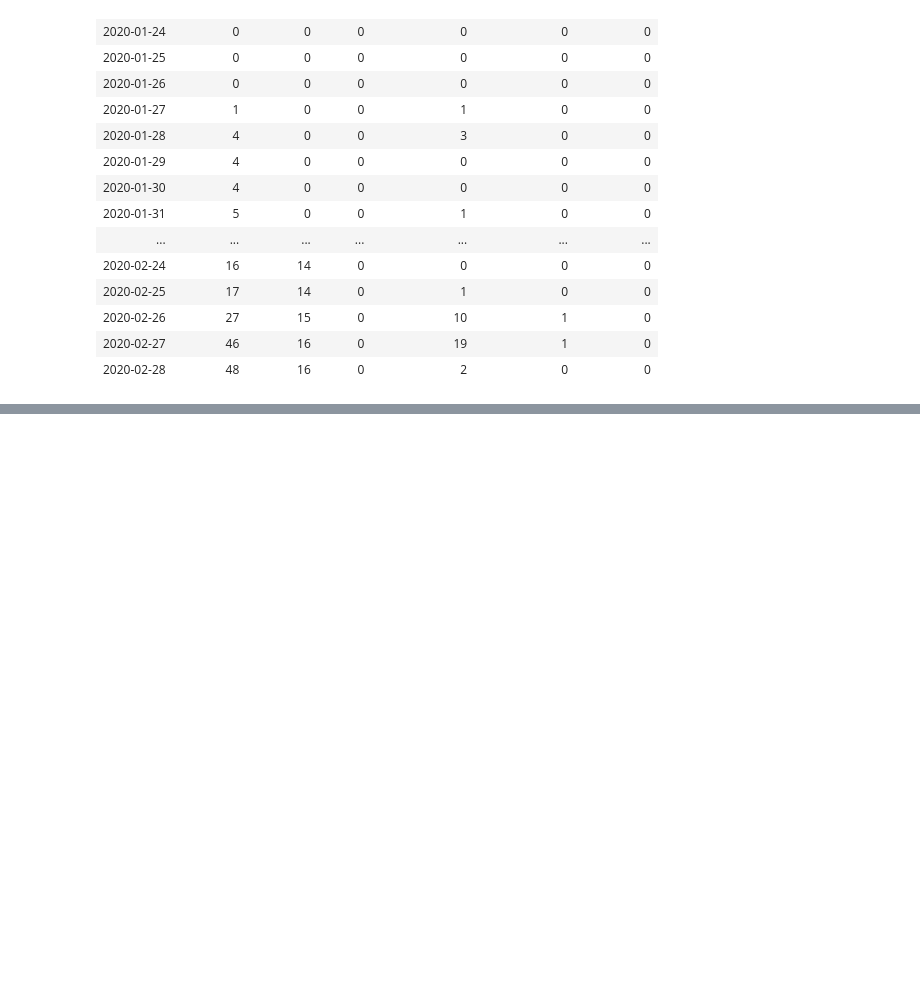
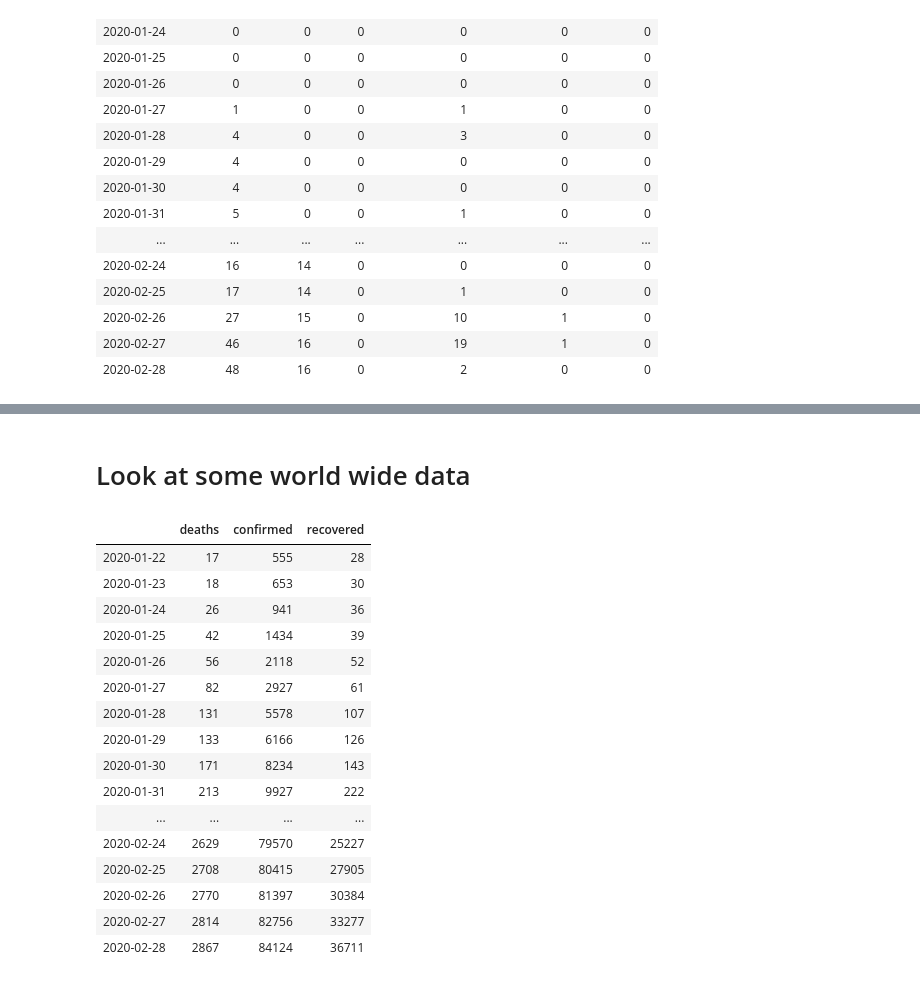
Before and after one commit to oscovida/oscovida, a Jupyter notebook: germany.ipynb, the cells around one changed output, grey strips where cells are left out. Saved outputs shown, nothing was run; the diff lists cells and outputs as text; code cells hidden in the pictures; blank space fills up the shorter version.

```diff
--- a/germany.ipynb
+++ b/germany.ipynb
@@ -191,0 +206,30 @@ fig.savefig(f'figures/new-recovered-{c_df.country}.svg')
+# %% [markdown]
+# Look at some world wide data
+# %%
+# global data
+glob = pd.DataFrame()
+glob['deaths'] = deaths.sum(axis=0)
+glob['confirmed'] = confirmed.sum(axis=0)
+glob['recovered'] = recovered.sum(axis=0)
+glob.index = string_to_date(glob.index)
+# %%
+pd.set_option('display.max_columns', 200)
+glob
+# %% [output]
+|  | deaths | confirmed | recovered |
+| 2020-01-22 | 17 | 555 | 28 |
+| 2020-01-23 | 18 | 653 | 30 |
+| 2020-01-24 | 26 | 941 | 36 |
+| 2020-01-25 | 42 | 1434 | 39 |
+| 2020-01-26 | 56 | 2118 | 52 |
+| 2020-01-27 | 82 | 2927 | 61 |
+| 2020-01-28 | 131 | 5578 | 107 |
+| 2020-01-29 | 133 | 6166 | 126 |
+| 2020-01-30 | 171 | 8234 | 143 |
+| 2020-01-31 | 213 | 9927 | 222 |
+| ... | ... | ... | ... |
+| 2020-02-24 | 2629 | 79570 | 25227 |
+| 2020-02-25 | 2708 | 80415 | 27905 |
+| 2020-02-26 | 2770 | 81397 | 30384 |
+| 2020-02-27 | 2814 | 82756 | 33277 |
+| 2020-02-28 | 2867 | 84124 | 36711 |
```
Also changed, not shown: parts of 10 cells of this notebook.
